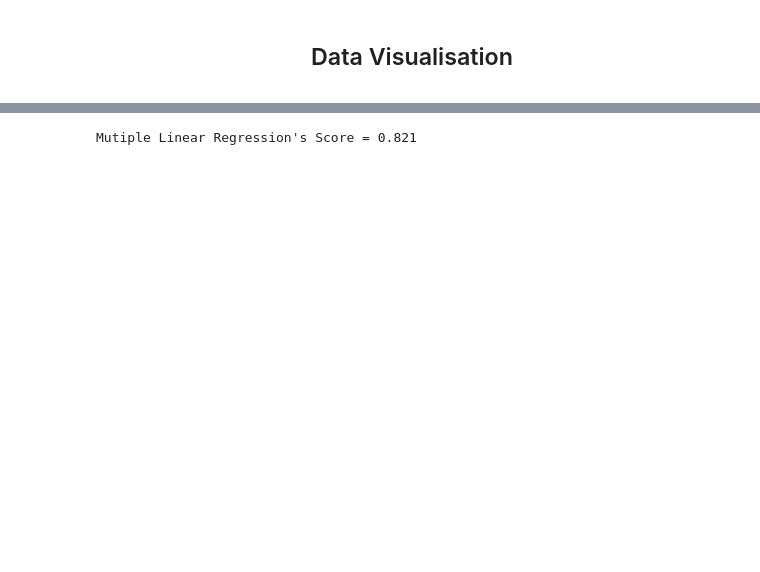
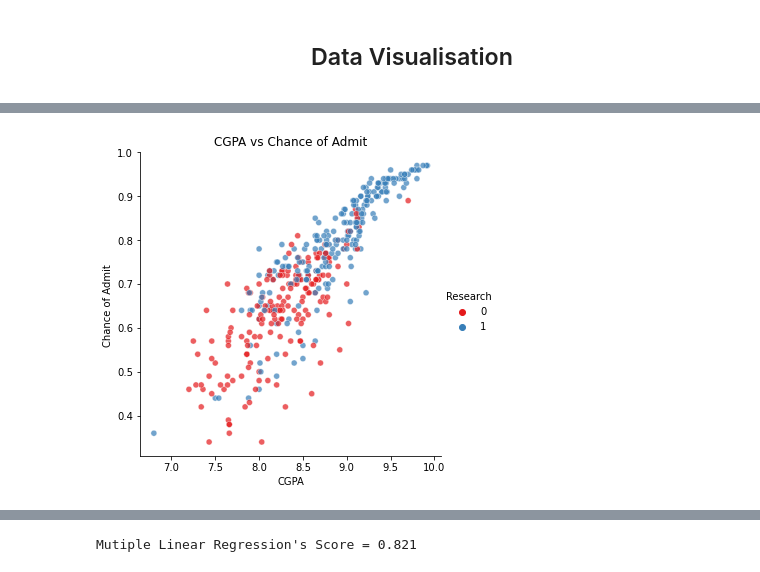
Before and after one commit to IBM-EPBL/IBM-Project-38189-1660374589, a Jupyter notebook: Final Deliverables/University Admission Prediction.ipynb, the cells around one changed output, grey strips where cells are left out. Cells and saved outputs as stored; diff of their text form; code cells hidden in the pictures; blank space fills up the shorter version.

```diff
--- a/Final Deliverables/University Admission Prediction.ipynb
+++ b/Final Deliverables/University Admission Prediction.ipynb
@@ -213,0 +149,7 @@ sns.relplot(x="GRE Score",y="CGPA",data=data)
+# %%
+sns.relplot(data=data,x="CGPA",y="Chance of Admit ",hue="Research",
+            palette="Set1",alpha=0.7)
+plt.title("CGPA vs Chance of Admit")
+plt.show()
+# %% [output]
+[figure, added]
```
Also changed, not shown: parts of 53 cells of this notebook, 1 other file.
